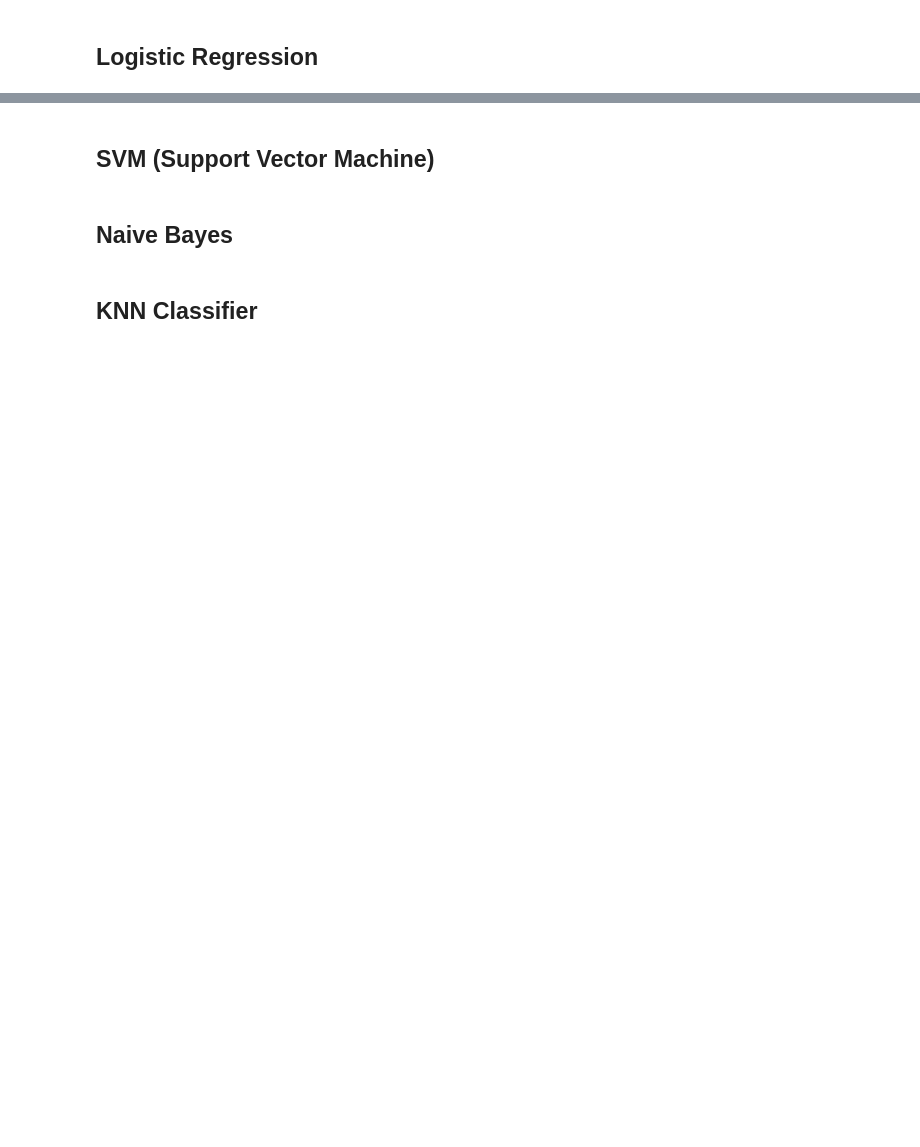
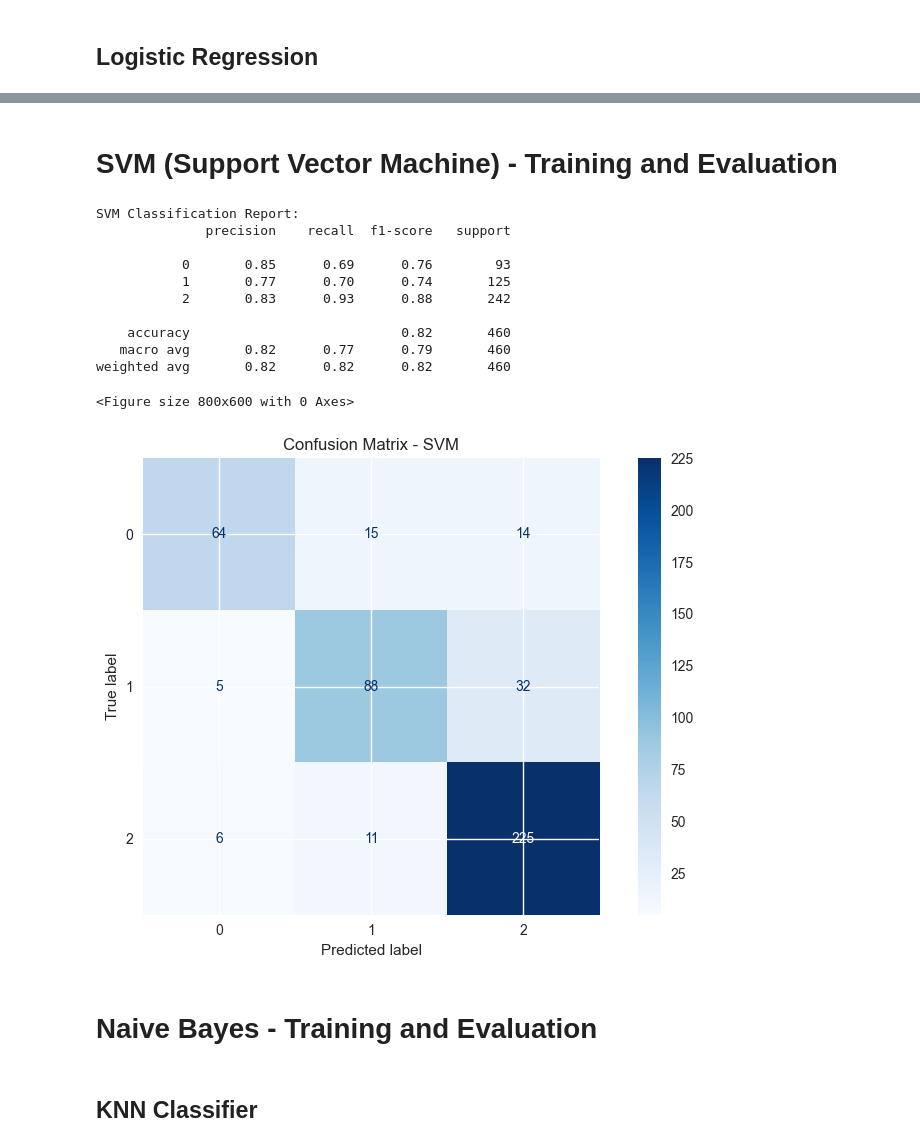
Before and after one commit to TasnimulIntazamAsif/CardioVascular_Disease_Risk_Prediction, a Jupyter notebook: CVD_ASIF_Enhanced.ipynb, the cells around one changed output, grey strips where cells are left out. Cells and saved outputs as stored; diff of their text form; code cells hidden in the pictures; blank space fills up the shorter version.

```diff
--- a/CVD_ASIF_Enhanced.ipynb
+++ b/CVD_ASIF_Enhanced.ipynb
@@ -854,8 +854,45 @@ weighted avg       0.61      0.63      0.61       460
 [figure]
 # %% [markdown]
-## SVM (Support Vector Machine)
+# SVM (Support Vector Machine) - Training and Evaluation
+# %%
+# SVM (Support Vector Machine) - Training and Evaluation
+from sklearn.svm import SVC
+from sklearn.metrics import classification_report, confusion_matrix, ConfusionMatrixDisplay
+
+# Train SVM on scaled features
+svm_model = SVC(kernel='rbf', C=1.0, gamma='scale', probability=True, random_state=42)
+svm_model.fit(X_train_scaled, y_train)
+
+# Predict
+y_pred_svm = svm_model.predict(X_test_scaled)
+
+# Report
+print("\nSVM Classification Report:")
+print(classification_report(y_test, y_pred_svm))
+
+# Confusion matrix
+plt.figure(figsize=(8, 6))
+cm_svm = confusion_matrix(y_test, y_pred_svm)
+disp_svm = ConfusionMatrixDisplay(confusion_matrix=cm_svm)
+disp_svm.plot(cmap='Blues', values_format='d')
+plt.title('Confusion Matrix - SVM')
+plt.tight_layout()
+plt.show()
+# %% [output]
+SVM Classification Report:
+              precision    recall  f1-score   support
+
+           0       0.85      0.69      0.76        93
+           1       0.77      0.70      0.74       125
+           2       0.83      0.93      0.88       242
+
+    accuracy                           0.82       460
+   macro avg       0.82      0.77      0.79       460
+weighted avg       0.82      0.82      0.82       460
+<Figure size 800x600 with 0 Axes>
+[figure, added]
 # %% [markdown]
-## Naive Bayes
+# Naive Bayes - Training and Evaluation
 # %% [markdown]
 ## KNN Classifier
 # %%
```
Also changed, not shown: parts of 12 cells of this notebook.
